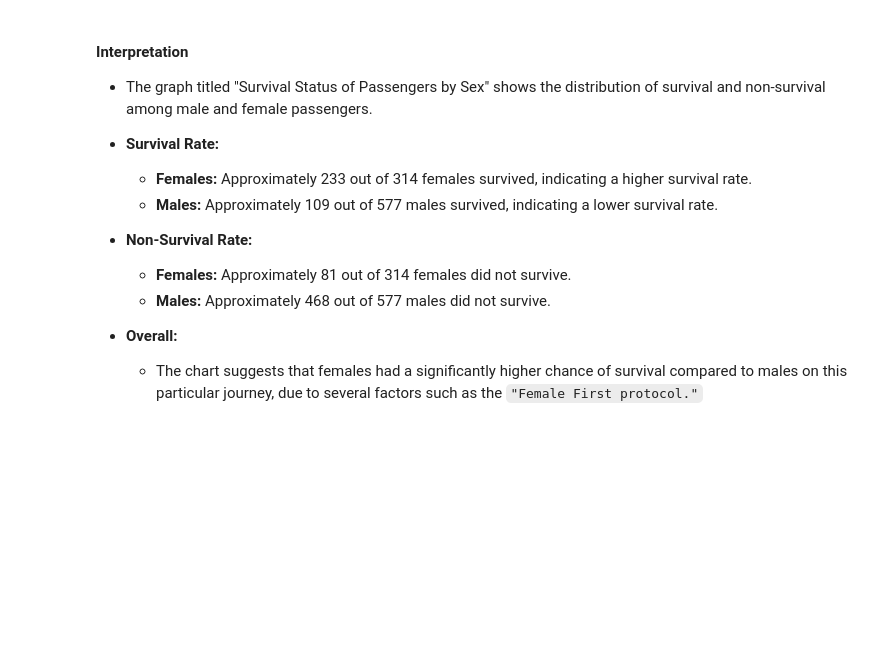
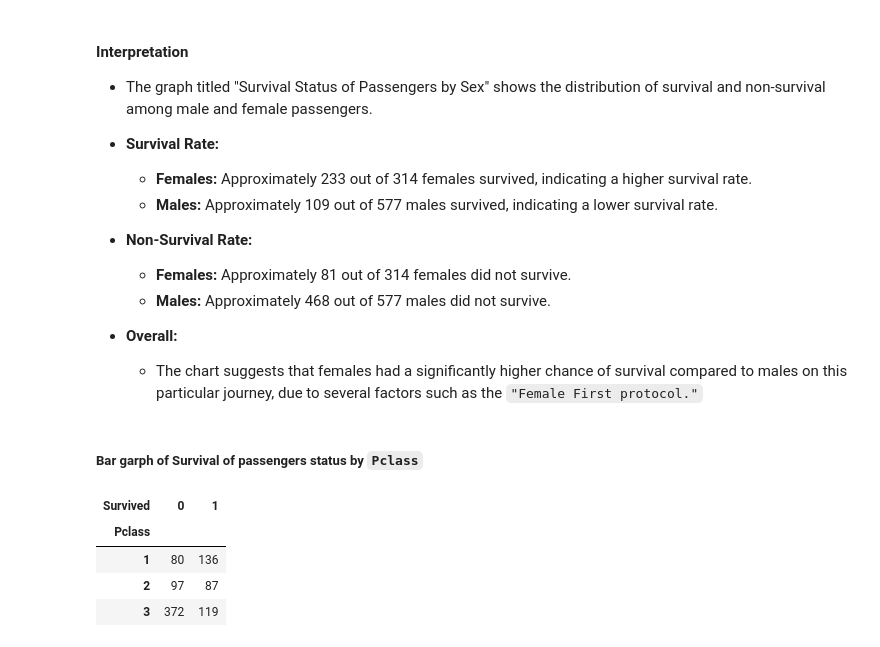
Before and after one commit to SnitTeshome/PRODIGY_DS_02, a Jupyter notebook: Task -02.ipynb, the cells around one changed output. Saved outputs shown, nothing was run; the diff lists cells and outputs as text; code cells hidden in the pictures; blank space fills up the shorter version.

```diff
--- a/Task -02.ipynb
+++ b/Task -02.ipynb
@@ -652,3 +655,15 @@ plt.show()
 
 - **Overall:**
     - The chart suggests that females had a significantly higher chance of survival compared to males on this particular journey, due to several factors such as the `"Female First protocol."`
+# %% [markdown]
+##### Bar garph of Survival of passengers  status by `Pclass`
+# %%
+# Group the data by 'Pclass' and 'Survived' and count the occurrences
+survival_counts_1 = Titanic.groupby(['Pclass', 'Survived'],observed=False).size().unstack(fill_value=0)
+survival_counts_1
+# %% [output]
+| Survived | 0 | 1 |
+| Pclass |  |  |
+| 1 | 80 | 136 |
+| 2 | 97 | 87 |
+| 3 | 372 | 119 |
```
Also changed, not shown: parts of 6 cells of this notebook.
